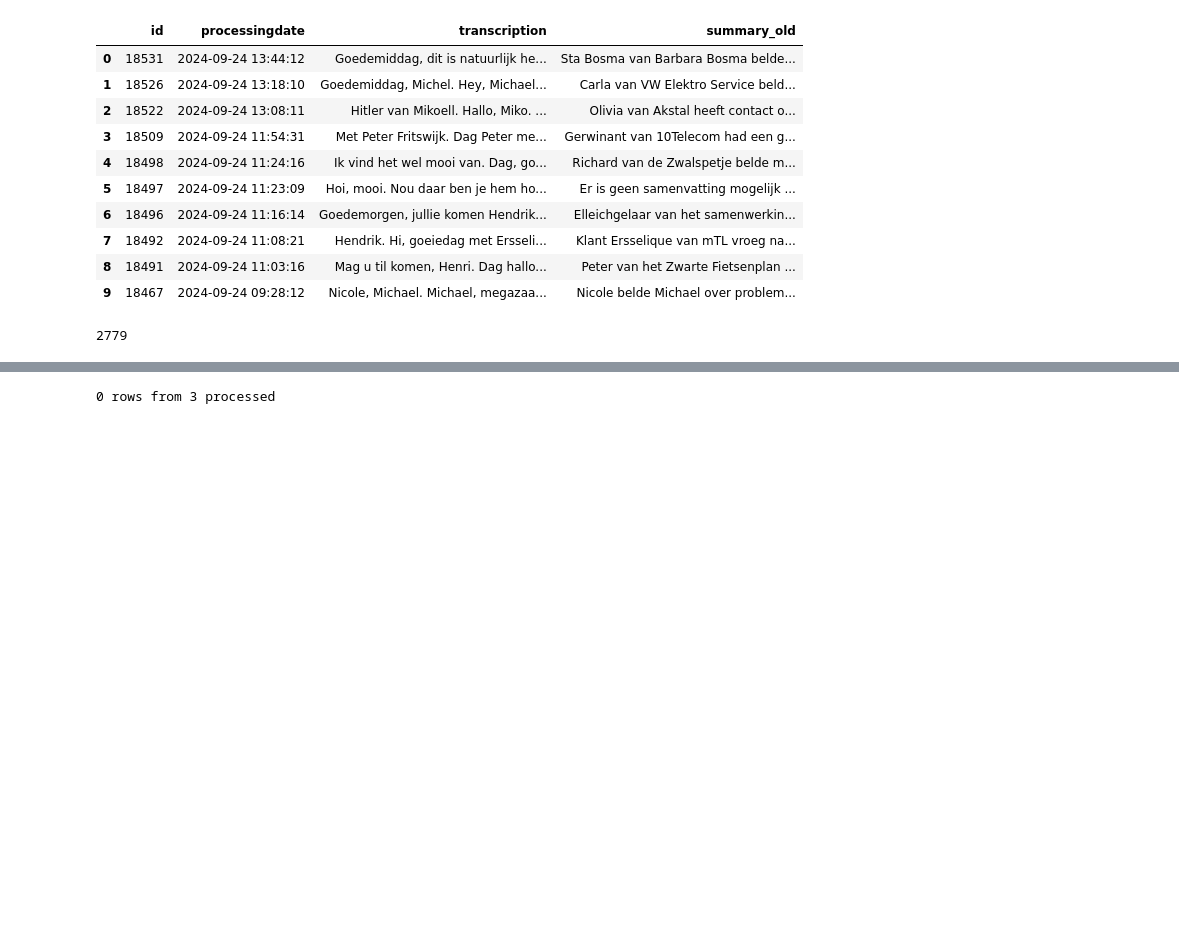
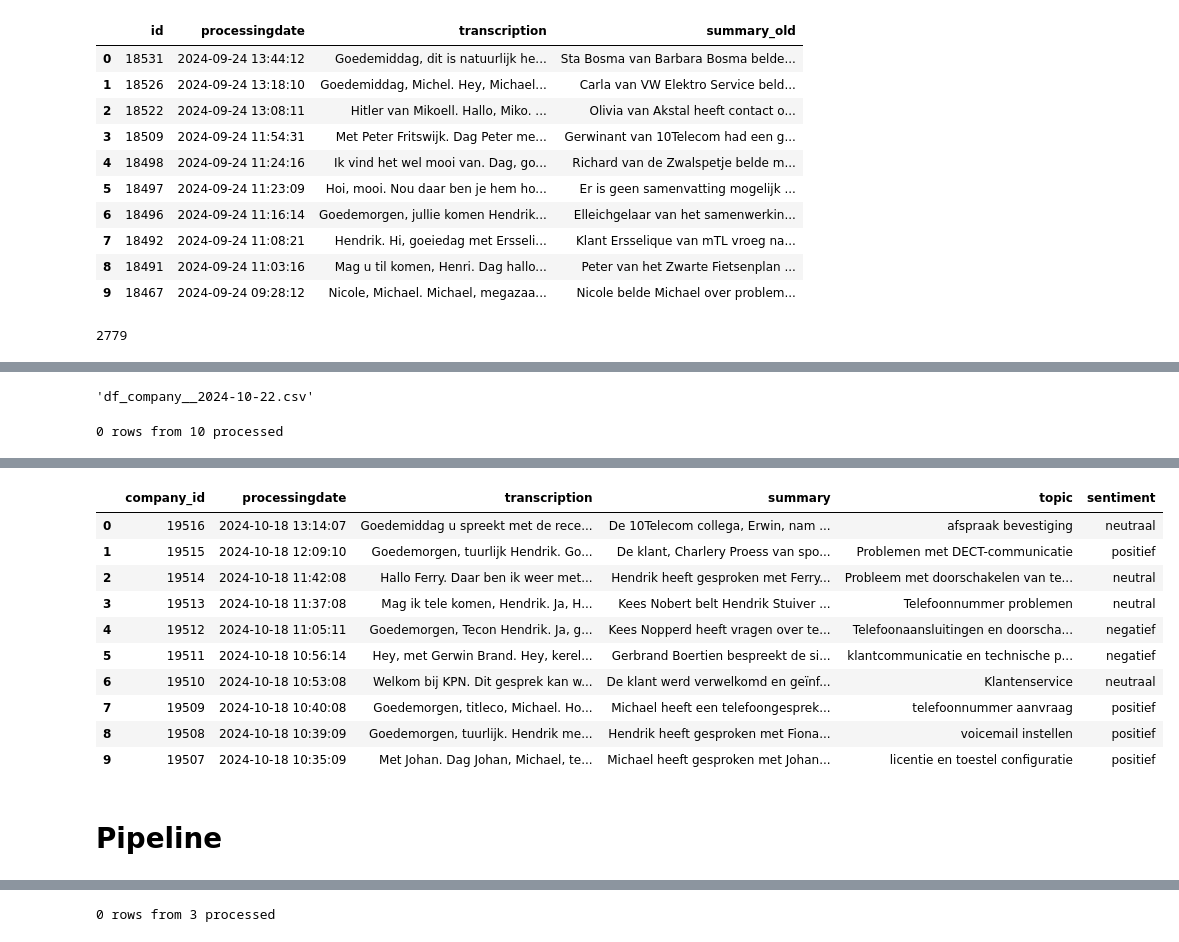
Before and after one commit to fredboneML/RECIPE_AGENT, a Jupyter notebook: notebooks/ai_analyzer.ipynb, the cells around one changed output, grey strips where cells are left out. Drawn from its saved outputs; the diff is of its cells as text; code cells hidden in the pictures; blank space fills up the shorter version.

```diff
--- a/notebooks/ai_analyzer.ipynb
+++ b/notebooks/ai_analyzer.ipynb
@@ -784,0 +1074,24 @@ def make_openai_call_df(df, n, model="gpt-4o-mini-2024-07-18"):
+# %%
+import os
+import pandas as pd
+from datetime import datetime
+
+df__file_name = [file for file in os.listdir('../data') if file.startswith('df__')]
+df__file_name = sorted(df__file_name,
+                       key=lambda x: datetime.strptime(x.split('__')[1].split('.csv')[0], '%Y-%m-%d'),
+                       reverse=True)
+print(df__file_name)
+df__file_name = df__file_name[0]
+
+
+df_company__file_name = [file for file in os.listdir('../data') if file.startswith('df_company__')]
+df_company__file_name = sorted(df_company__file_name,
+                               key=lambda x: datetime.strptime(x.split('__')[1].split('.csv')[0], '%Y-%m-%d'),
+                               reverse=True)
+print(df_company__file_name)
+df_company__file_name = df_company__file_name[0]
+
+
+df = pd.read_csv(f'../data/{df__file_name}')
+df_company = pd.read_csv(f'../data/{df_company__file_name}')
+df
@@ -784,0 +1112,10 @@ def make_openai_call_df(df, n, model="gpt-4o-mini-2024-07-18"):
+# %%
+df_company__file_name
+# %% [output]
+'df_company__2024-10-22.csv'
+# %%
+from make_openai_call_df import make_openai_call_df
+df = make_openai_call_df(df=df, model="gpt-4o-mini-2024-07-18")
+df
+# %% [output]
+0 rows from 10 processed
@@ -784,0 +1123,13 @@ def make_openai_call_df(df, n, model="gpt-4o-mini-2024-07-18"):
+|  | company_id | processingdate | transcription | summary | topic | sentiment |
+| 0 | 19516 | 2024-10-18 13:14:07 | Goedemiddag u spreekt met de rece... | De 10Telecom collega, Erwin, nam ... | afspraak bevestiging | neutraal |
+| 1 | 19515 | 2024-10-18 12:09:10 | Goedemorgen, tuurlijk Hendrik. Go... | De klant, Charlery Proess van spo... | Problemen met DECT-communicatie | positief |
+| 2 | 19514 | 2024-10-18 11:42:08 | Hallo Ferry. Daar ben ik weer met... | Hendrik heeft gesproken met Ferry... | Probleem met doorschakelen van te... | neutral |
+| 3 | 19513 | 2024-10-18 11:37:08 | Mag ik tele komen, Hendrik. Ja, H... | Kees Nobert belt Hendrik Stuiver ... | Telefoonnummer problemen | neutral |
+| 4 | 19512 | 2024-10-18 11:05:11 | Goedemorgen, Tecon Hendrik. Ja, g... | Kees Nopperd heeft vragen over te... | Telefoonaansluitingen en doorscha... | negatief |
+| 5 | 19511 | 2024-10-18 10:56:14 | Hey, met Gerwin Brand. Hey, kerel... | Gerbrand Boertien bespreekt de si... | klantcommunicatie en technische p... | negatief |
+| 6 | 19510 | 2024-10-18 10:53:08 | Welkom bij KPN. Dit gesprek kan w... | De klant werd verwelkomd en geïnf... | Klantenservice | neutraal |
+| 7 | 19509 | 2024-10-18 10:40:08 | Goedemorgen, titleco, Michael. Ho... | Michael heeft een telefoongesprek... | telefoonnummer aanvraag | positief |
+| 8 | 19508 | 2024-10-18 10:39:09 | Goedemorgen, tuurlijk. Hendrik me... | Hendrik heeft gesproken met Fiona... | voicemail instellen | positief |
+| 9 | 19507 | 2024-10-18 10:35:09 | Met Johan. Dag Johan, Michael, te... | Michael heeft gesproken met Johan... | licentie en toestel configuratie | positief |
+# %% [markdown]
+# Pipeline
```
Also changed, not shown: parts of 42 cells of this notebook, 31 other files.
